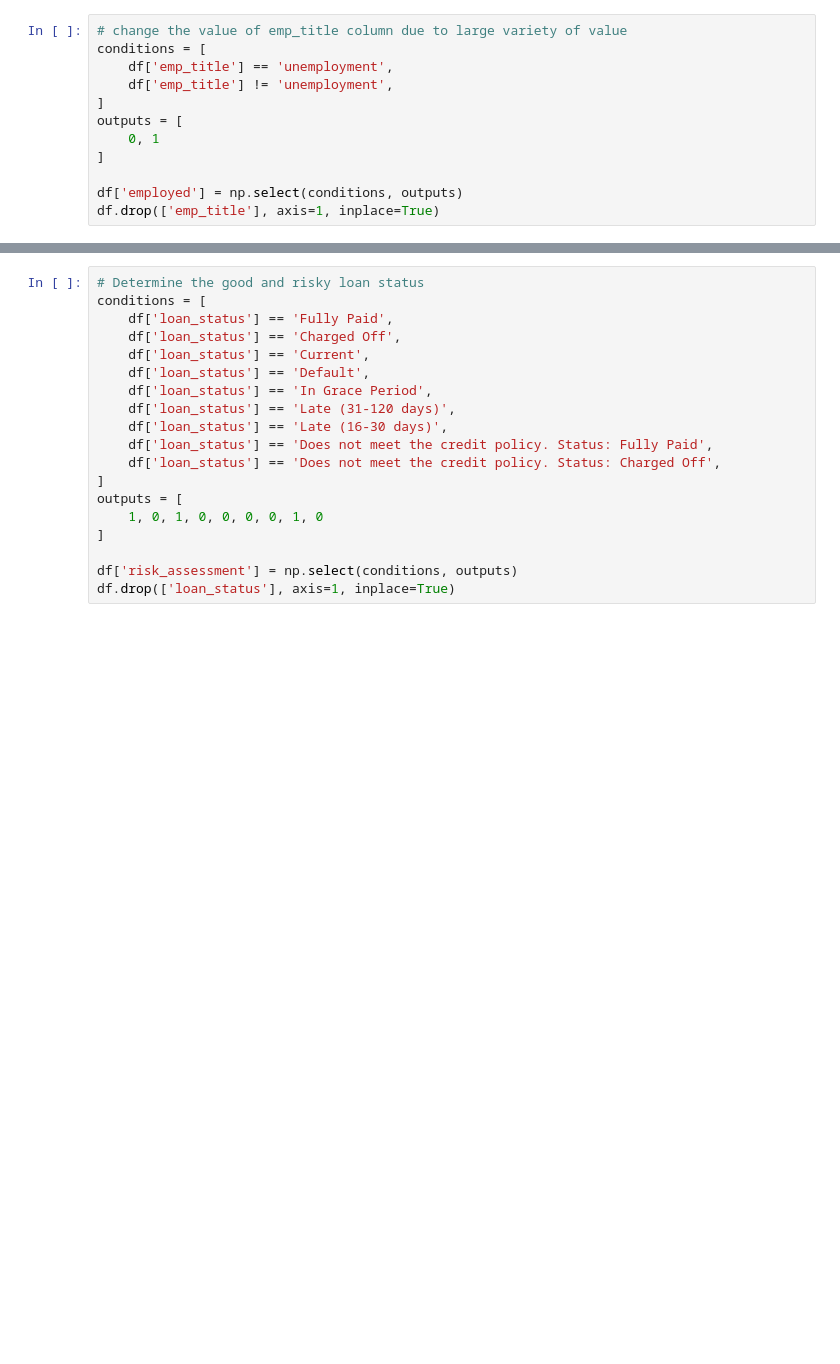
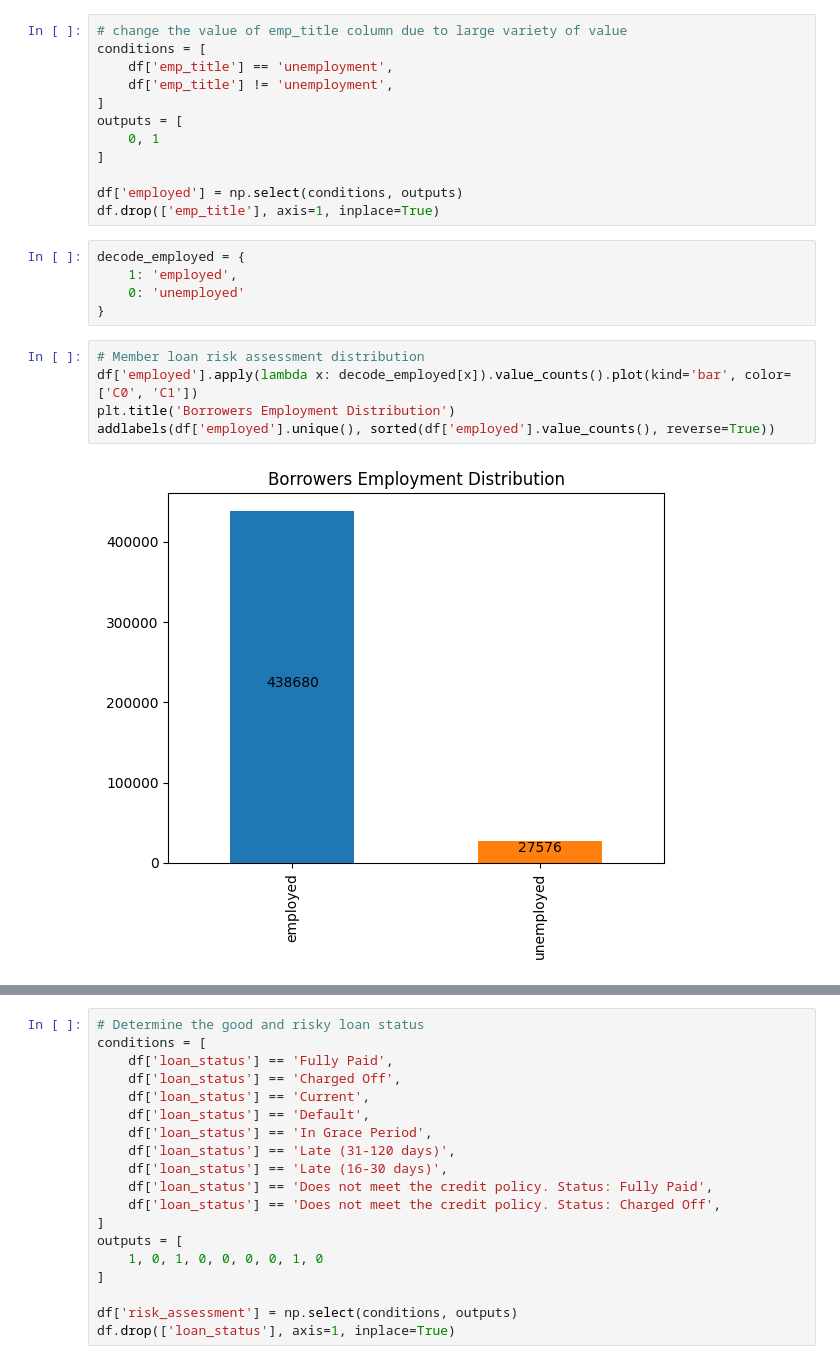
Before and after one commit to naufalbasara/IDX-Virtual-Internship, a Jupyter notebook: notebook/1_EDA.ipynb, the cells around one changed output, grey strips where cells are left out. Cells and saved outputs as stored; diff of their text form; blank space fills up the shorter version.

```diff
--- a/notebook/1_EDA.ipynb
+++ b/notebook/1_EDA.ipynb
@@ -274,3 +274,15 @@ outputs = [
 
 df['employed'] = np.select(conditions, outputs)
 df.drop(['emp_title'], axis=1, inplace=True)
+# %%
+decode_employed = {
+    1: 'employed',
+    0: 'unemployed'
+}
+# %%
+# Member loan risk assessment distribution
+df['employed'].apply(lambda x: decode_employed[x]).value_counts().plot(kind='bar', color=['C0', 'C1'])
+plt.title('Borrowers Employment Distribution')
+addlabels(df['employed'].unique(), sorted(df['employed'].value_counts(), reverse=True))
+# %% [output]
+[figure, added]
```
Also changed, not shown: parts of 9 cells of this notebook, 4 other files.
